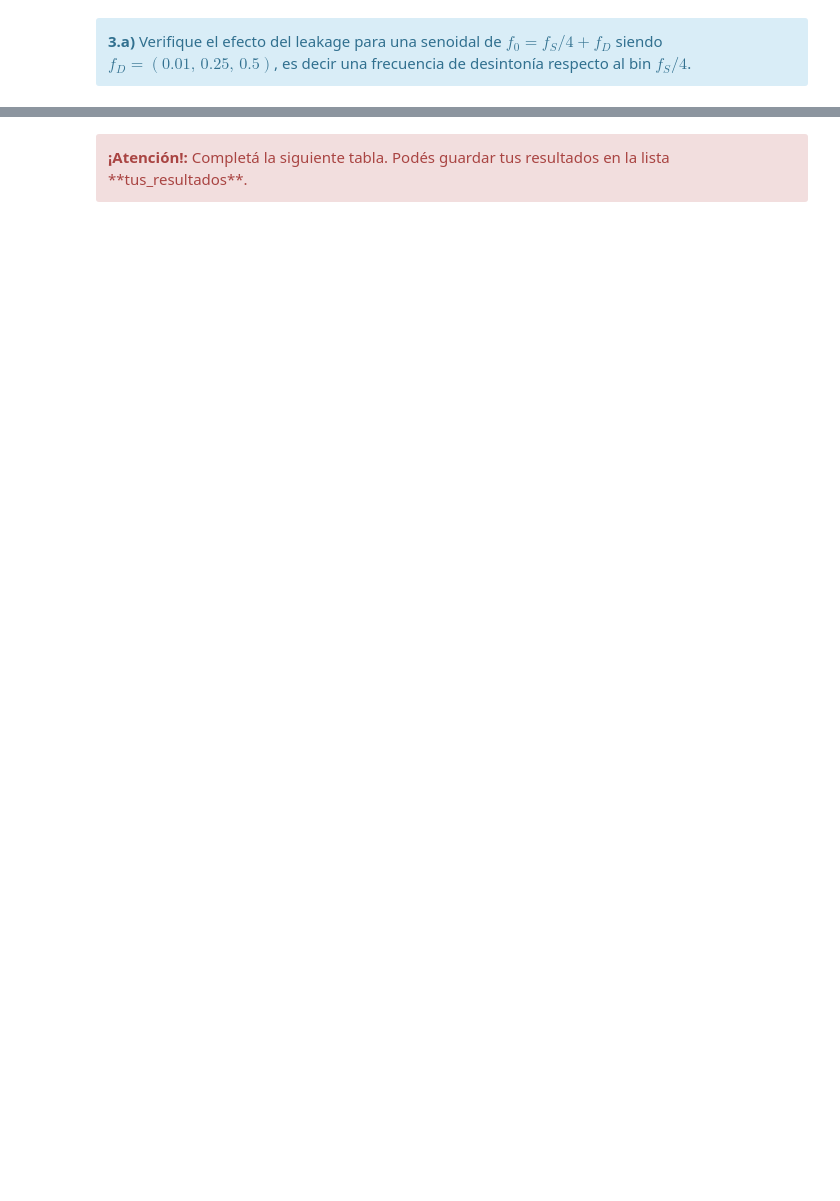
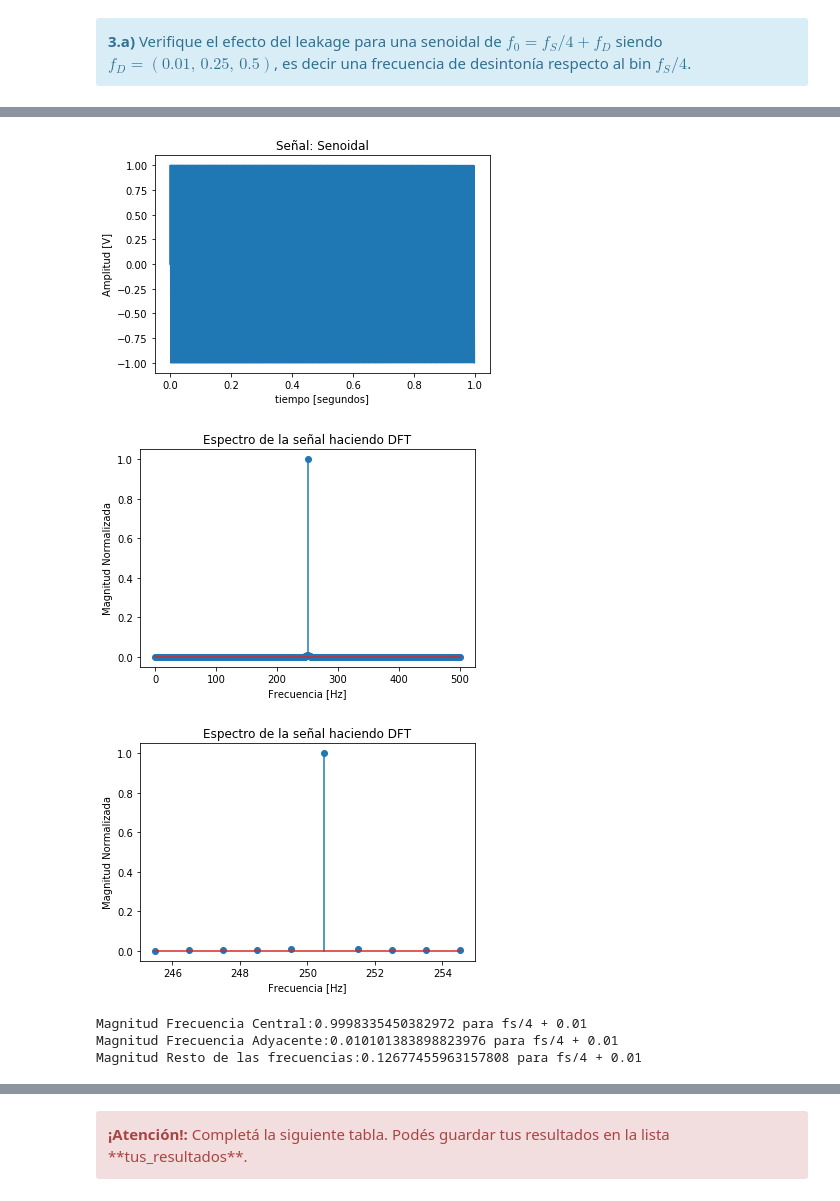
Before and after one commit to gonzalolavigna/mese_2018_pds, a Jupyter notebook: TP1 - Muestreo de señales - Forurier-2.ipynb, the cells around one changed output, grey strips where cells are left out. Saved outputs shown, nothing was run; the diff lists cells and outputs as text; code cells hidden in the pictures; blank space fills up the shorter version.

```diff
--- a/TP1 - Muestreo de señales - Forurier-2.ipynb
+++ b/TP1 - Muestreo de señales - Forurier-2.ipynb
@@ -444,0 +729,50 @@ HTML(df.to_html())
+# %%
+fs = 1000
+f0 = fs/4
+delta = 0.01
+N  = 1000
+a0 = 1
+p0 = 0
+
+#Generar la senoidal
+(tt,signal) = generador_senoidal(fs , f0 + delta , N , a0 , p0 );
+
+
+plt.figure(1)
+line_hdls = plt.plot(tt,signal)
+plt.title('Señal: ' + 'Senoidal')
+plt.xlabel('tiempo [segundos]')
+plt.ylabel('Amplitud [V]')
+plt.show()
+
+
+(ff,half_fft) = simple_fft(signal,fs,N)
+
+plt.figure(2)
+plt.stem(ff,half_fft)
+plt.title('Espectro de la señal haciendo DFT')
+plt.xlabel('Frecuencia [Hz]')
+plt.ylabel('Magnitud Normalizada')
+plt.show()
+
+#Hacemos un sum en la frecuencia de interes
+plt.figure(3)
+plt.stem(ff[int(f0-5):int(f0+5)],half_fft[int(f0-5):int(f0+5)])
+plt.title('Espectro de la señal haciendo DFT')
+plt.xlabel('Frecuencia [Hz]')
+plt.ylabel('Magnitud Normalizada')
+plt.show()
+
+
+print('Magnitud Frecuencia Central:{} para fs/4 + {}'.format(half_fft[int(f0)],delta))
+print('Magnitud Frecuencia Adyacente:{} para fs/4 + {}'.format(half_fft[int(f0+1)],delta))
+
+spread = np.sum(np.concatenate((half_fft[:int(f0)],half_fft[int(f0)+1:]),axis=0))
+print('Magnitud Resto de las frecuencias:{} para fs/4 + {}'.format(spread,delta))
+# %% [output]
+[figure, added]
+[figure, added]
+[figure, added]
+Magnitud Frecuencia Central:0.9998335450382972 para fs/4 + 0.01
+Magnitud Frecuencia Adyacente:0.010101383898823976 para fs/4 + 0.01
+Magnitud Resto de las frecuencias:0.12677455963157808 para fs/4 + 0.01
```
Also changed, not shown: parts of 16 cells of this notebook, 3 other files.
